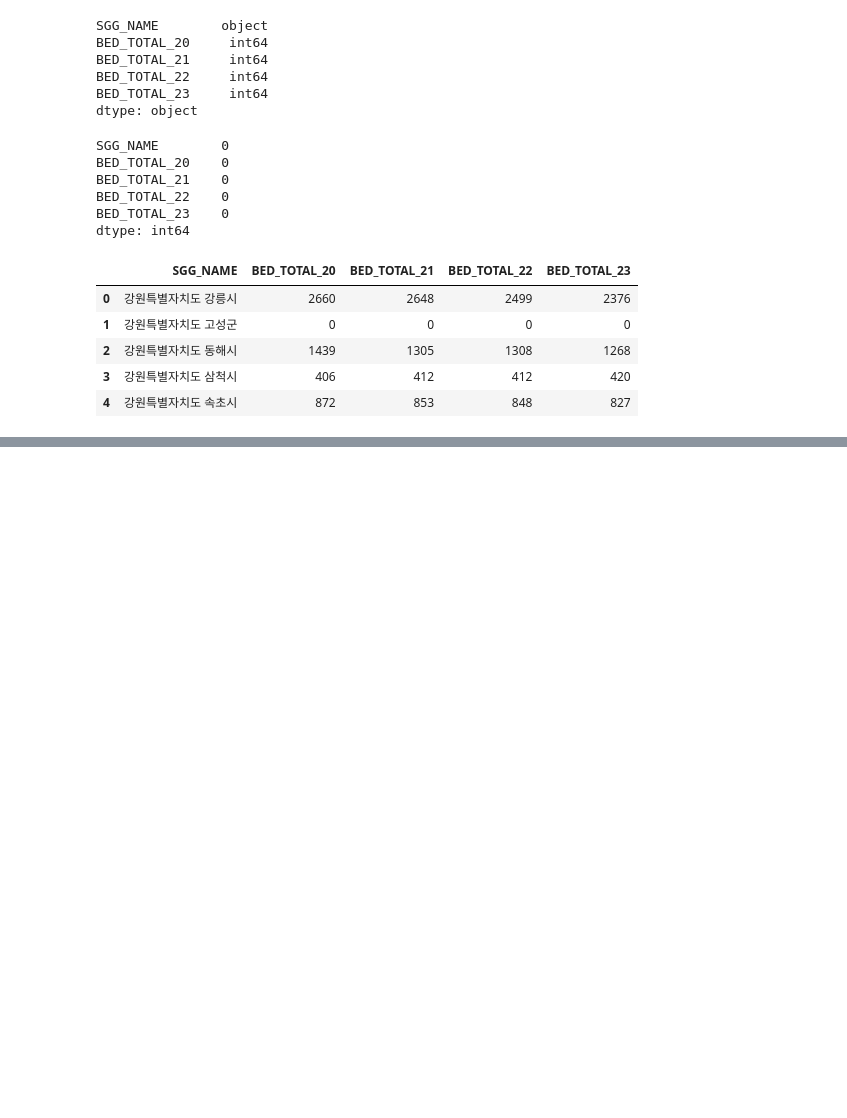
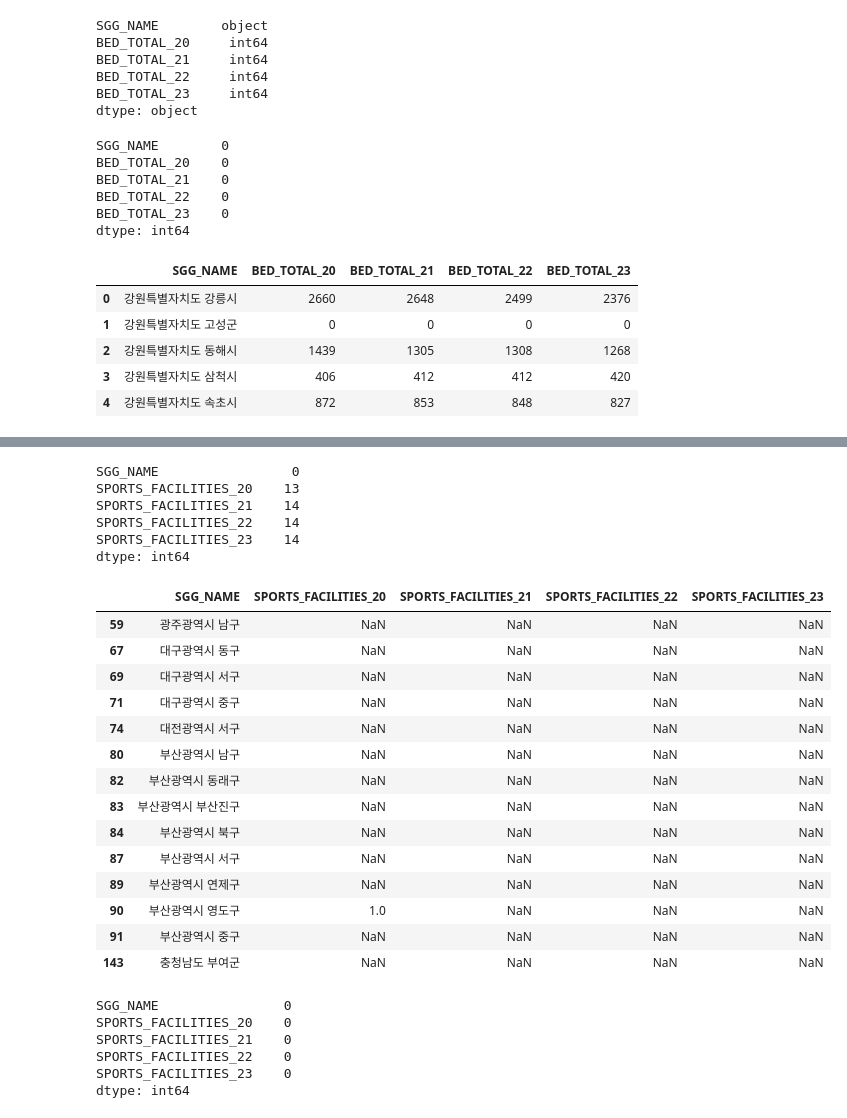
Before and after one commit to outflow-project/population-outflow, a Jupyter notebook: notebooks/preprocessed_data_missing_value.ipynb, the cells around one changed output, grey strips where cells are left out. Cells and saved outputs as stored; diff of their text form; code cells hidden in the pictures; blank space fills up the shorter version.

```diff
--- a/notebooks/preprocessed_data_missing_value.ipynb
+++ b/notebooks/preprocessed_data_missing_value.ipynb
@@ -249,0 +364,3 @@ num_beds_1000_zero.to_csv('../processed/천명당의료기관병상수.csv', ind
+# %%
+num_sports = pd.read_csv('../data/recreation_culture(휴양및문화)/체육시설수.csv')
+num_sports.head()
@@ -249,0 +374,27 @@ num_beds_1000_zero.to_csv('../processed/천명당의료기관병상수.csv', ind
+# %%
+num_sports.isnull().sum()
+# %% [output]
+SGG_NAME                 0
+SPORTS_FACILITIES_20    13
+SPORTS_FACILITIES_21    14
+SPORTS_FACILITIES_22    14
+SPORTS_FACILITIES_23    14
+dtype: int64
+# %%
+num_sports[num_sports.isnull().any(axis=1)]
+# %% [output]
+|  | SGG_NAME | SPORTS_FACILITIES_20 | SPORTS_FACILITIES_21 | SPORTS_FACILITIES_22 | SPORTS_FACILITIES_23 |
+| 59 | 광주광역시 남구 | NaN | NaN | NaN | NaN |
+| 67 | 대구광역시 동구 | NaN | NaN | NaN | NaN |
+| 69 | 대구광역시 서구 | NaN | NaN | NaN | NaN |
+| 71 | 대구광역시 중구 | NaN | NaN | NaN | NaN |
+| 74 | 대전광역시 서구 | NaN | NaN | NaN | NaN |
+| 80 | 부산광역시 남구 | NaN | NaN | NaN | NaN |
+| 82 | 부산광역시 동래구 | NaN | NaN | NaN | NaN |
+| 83 | 부산광역시 부산진구 | NaN | NaN | NaN | NaN |
+| 84 | 부산광역시 북구 | NaN | NaN | NaN | NaN |
+| 87 | 부산광역시 서구 | NaN | NaN | NaN | NaN |
+| 89 | 부산광역시 연제구 | NaN | NaN | NaN | NaN |
+| 90 | 부산광역시 영도구 | 1.0 | NaN | NaN | NaN |
+| 91 | 부산광역시 중구 | NaN | NaN | NaN | NaN |
+| 143 | 충청남도 부여군 | NaN | NaN | NaN | NaN |
@@ -249,0 +403,9 @@ num_beds_1000_zero.to_csv('../processed/천명당의료기관병상수.csv', ind
+# %%
+num_sports_zeros.isnull().sum()
+# %% [output]
+SGG_NAME                0
+SPORTS_FACILITIES_20    0
+SPORTS_FACILITIES_21    0
+SPORTS_FACILITIES_22    0
+SPORTS_FACILITIES_23    0
+dtype: int64
```
Also changed, not shown: parts of 22 cells of this notebook.
